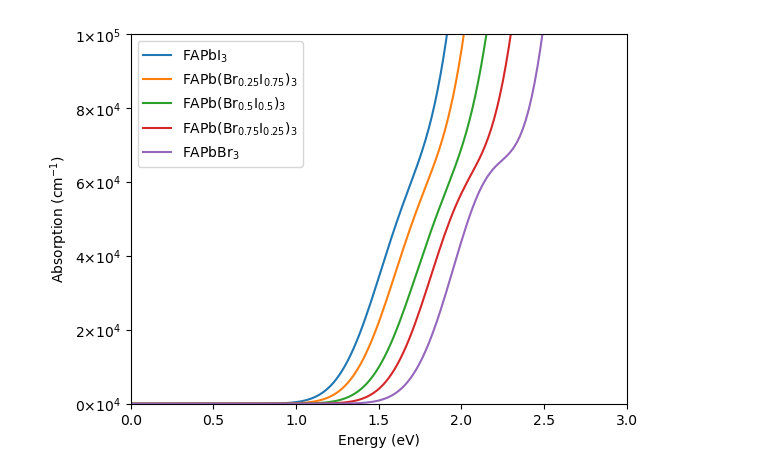
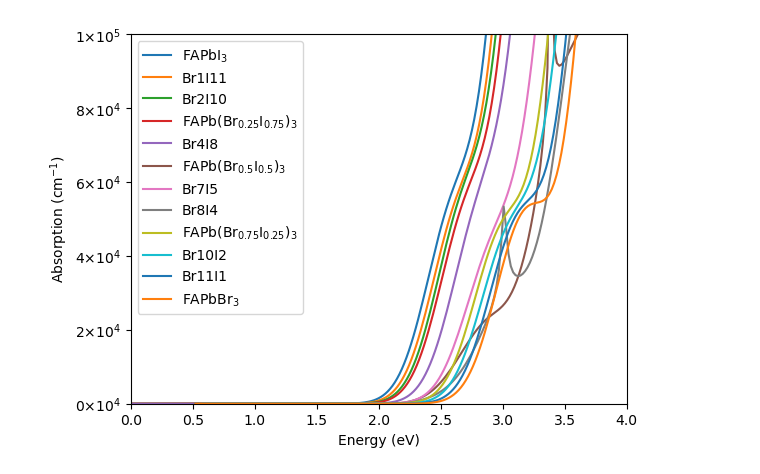
Before and after one commit to SAMAece/Jupyterlab, a Jupyter notebook: Used/optical/absorption_supercell.ipynb, the cells around one changed output. Drawn from its saved outputs; the diff is of its cells as text; code cells hidden in the pictures.

```diff
--- a/Used/optical/absorption_supercell.ipynb
+++ b/Used/optical/absorption_supercell.ipynb
@@ -97,26 +99,92 @@ ax.yaxis.set_major_formatter(plt.FuncFormatter(custom_formatter))
 # %%
+# need to add Br5I7 HSE43
+
+materials = {
+    "FAPbI$_3$": {
+        "dir" : 2.534,
+        "indir" :2.534,
+        "folder": "./HSE43/Br0I12/",
+    },
+    "Br1I11": {
+        "dir": 2.579,
+        "indir": 2.579,
+        "folder": "./HSE43/Br1I11/",
+    },
+    "Br2I10": {
+        "dir": 2.608,
+        "indir": 2.608,
+        "folder": "./HSE43/Br2I10/",
+    },
+    "FAPb(Br$_{0.25}$I$_{0.75}$)$_3$": {
+        "dir": 2.638,
+        "indir": 2.638,
+        "folder": "./HSE43/Br3I9/",
+    },
+    "Br4I8": {
+        "dir": 2.722,
+        "indir": 2.722,
+        "folder": "./HSE43/Br4I8/",
+    },
+    #"Br5I7": {
+    #    "dir": 2.696,
+    #    "indir": 2.696,
+    #    "folder": "./HSE43//Br5I7/",
+    #},
+    "FAPb(Br$_{0.5}$I$_{0.5}$)$_3$": {
+        "dir": 2.746,
+        "indir": 2.746,
+        "folder": "./HSE43/Br6I6/",
+    },
+    "Br7I5": {
+        "dir": 2.820,
+        "indir": 2.820,
+        "folder": "./HSE43/Br7I5/",
+    },
+    "Br8I4": {
+        "dir": 2.857,
+        "indir": 2.857,
+        "folder": "./HSE43/Br8I4/",
+    },
+    "FAPb(Br$_{0.75}$I$_{0.25}$)$_3$": {
+        "dir": 2.904,
+        "indir": 2.904,
+        "folder": "./HSE43/Br9I3/",
+    },
+    "Br10I2": {
+        "dir": 2.961,
+        "indir": 2.961,
+        "folder": "./HSE43/Br10I2/",
+    },
+    "Br11I1": {
+        "dir": 3.028,
+        "indir": 3.028,
+        "folder": "./HSE43/Br11I1/",
+    },
+    "FAPbBr$_3$": {
+        "dir": 3.094,
+        "indir": 3.094,
+        "folder": "./HSE43/Br12I0/",
+    },
+}
+
 fig, ax = plt.subplots()
 
 for material, material_data in materials.items():
     data = np.loadtxt(material_data["folder"] + 'absorption.dat', delimiter=' ')
     energy = data[:,0]
     alpha_cm = data[:,1]
-    ediff = energy[1] - energy[0] #foot length of energy
-    ediff_soc = 0.498475
-    shiftnum = round(ediff_soc / ediff)
-    alpha_cm = alpha_cm[shiftnum:]
-    energy = energy[:-shiftnum]
     ax.plot(energy, alpha_cm, label=material)
 
-ax.set(xlim=[0,3],ylim = [0,1e5], xlabel='Energy (eV)', ylabel='Absorption (cm$^{-1}$)')
+
+ax.set(xlim=[0,4],ylim = [0,1e5], xlabel='Energy (eV)', ylabel='Absorption (cm$^{-1}$)')
 plt.legend()
 
 # Custom formatter function to display labels as multiples of 10^4
 def custom_formatter(x, pos):
     if x == 100000:
         return '1×10$^{5}$'  # Specific format for 100,000
     return f'{int(x/10000)}×10$^{4}$'
 
 ax.yaxis.set_major_formatter(plt.FuncFormatter(custom_formatter))
 # %% [output]
-[figure, old version]
+[figure, new version]
```
Also changed, not shown: parts of 3 cells of this notebook, 36 other files.
